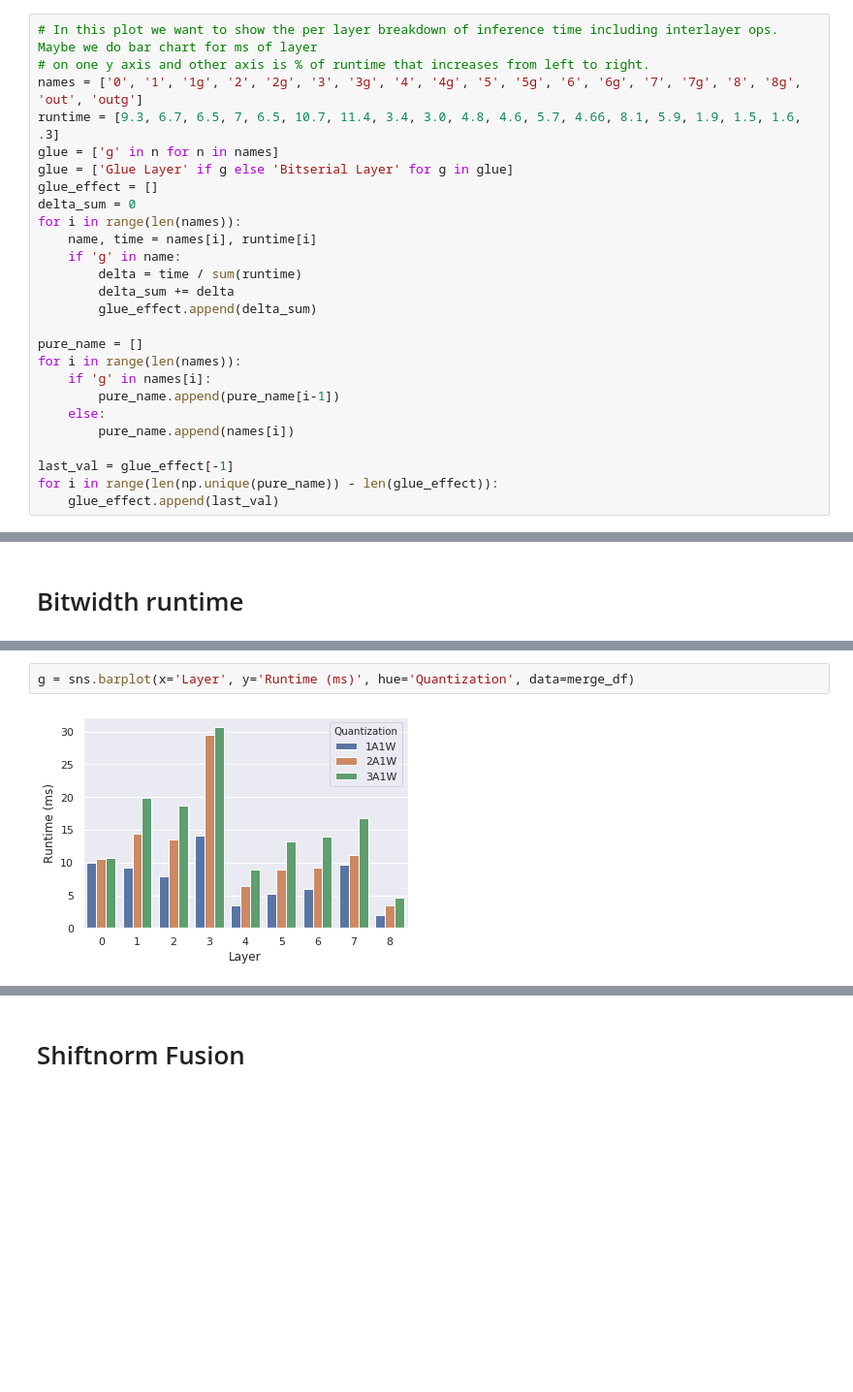
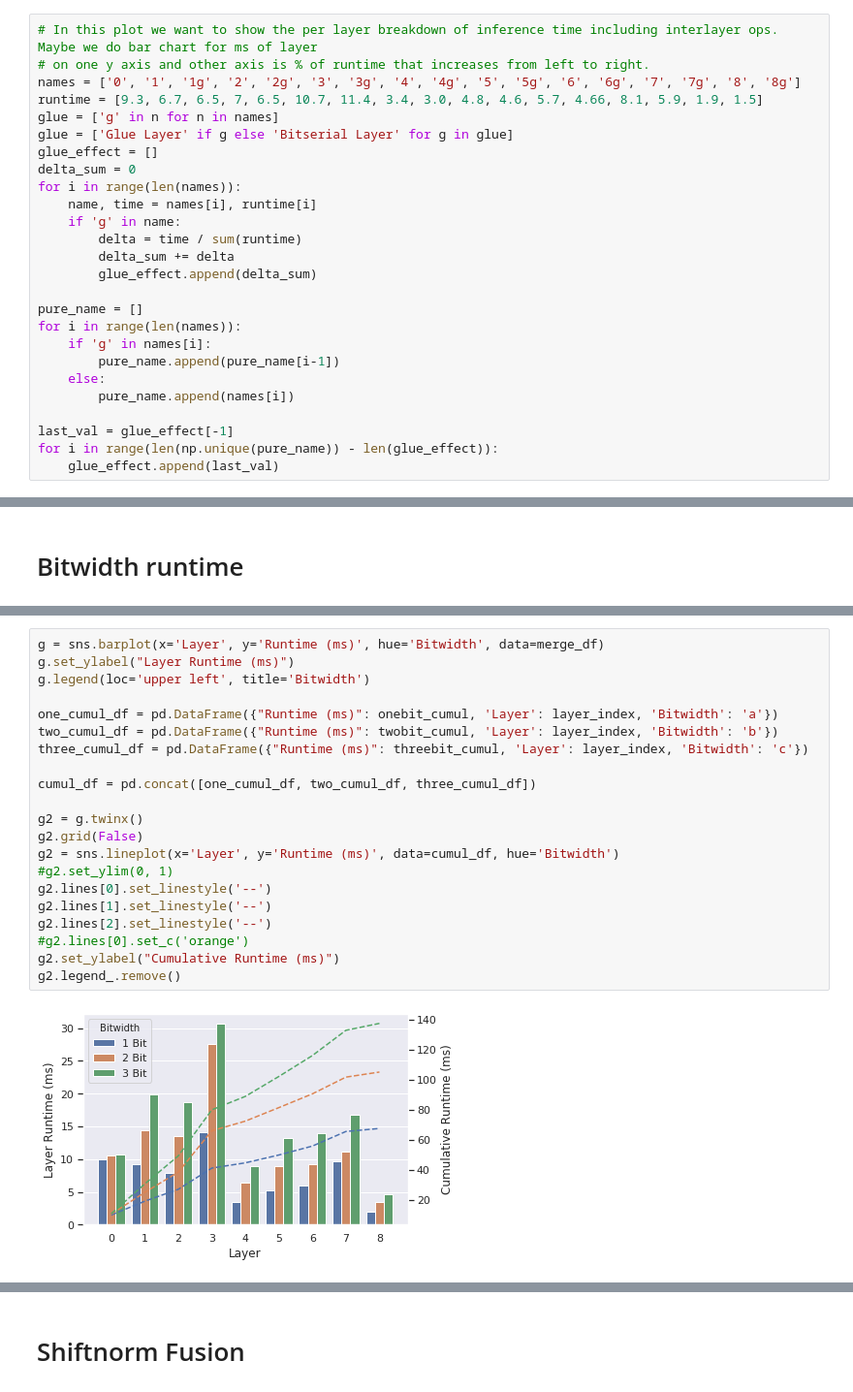
Before and after one commit to jwfromm/Riptide, a Jupyter notebook: notebooks/TrueBinary_Plots.ipynb, the cells around one changed output, grey strips where cells are left out. Shown at 97% size. Drawn from its saved outputs; the diff is of its cells as text; blank space fills up the shorter version.

```diff
--- a/notebooks/TrueBinary_Plots.ipynb
+++ b/notebooks/TrueBinary_Plots.ipynb
@@ -210,8 +210,8 @@ fig.savefig('/data/jwfromm/polarity.png', dpi=900, bbox_inches='tight')
 # %%
 # In this plot we want to show the per layer breakdown of inference time including interlayer ops. Maybe we do bar chart for ms of layer
 # on one y axis and other axis is % of runtime that increases from left to right.
-names = ['0', '1', '1g', '2', '2g', '3', '3g', '4', '4g', '5', '5g', '6', '6g', '7', '7g', '8', '8g', 'out', 'outg']
-runtime = [9.3, 6.7, 6.5, 7, 6.5, 10.7, 11.4, 3.4, 3.0, 4.8, 4.6, 5.7, 4.66, 8.1, 5.9, 1.9, 1.5, 1.6, .3]
+names = ['0', '1', '1g', '2', '2g', '3', '3g', '4', '4g', '5', '5g', '6', '6g', '7', '7g', '8', '8g']
+runtime = [9.3, 6.7, 6.5, 7, 6.5, 10.7, 11.4, 3.4, 3.0, 4.8, 4.6, 5.7, 4.66, 8.1, 5.9, 1.9, 1.5]
 glue = ['g' in n for n in names]
 glue = ['Glue Layer' if g else 'Bitserial Layer' for g in glue]
 glue_effect = []
@@ -379,5 +409,24 @@ merge_df = pd.concat([one_df, two_df, three_df])
-# %%
-g = sns.barplot(x='Layer', y='Runtime (ms)', hue='Quantization', data=merge_df)
-# %% [output]
-[figure, removed]
+# %%
+g = sns.barplot(x='Layer', y='Runtime (ms)', hue='Bitwidth', data=merge_df)
+g.set_ylabel("Layer Runtime (ms)")
+g.legend(loc='upper left', title='Bitwidth')
+
+one_cumul_df = pd.DataFrame({"Runtime (ms)": onebit_cumul, 'Layer': layer_index, 'Bitwidth': 'a'})
+two_cumul_df = pd.DataFrame({"Runtime (ms)": twobit_cumul, 'Layer': layer_index, 'Bitwidth': 'b'})
+three_cumul_df = pd.DataFrame({"Runtime (ms)": threebit_cumul, 'Layer': layer_index, 'Bitwidth': 'c'})
+
+cumul_df = pd.concat([one_cumul_df, two_cumul_df, three_cumul_df])
+
+g2 = g.twinx()
+g2.grid(False)
+g2 = sns.lineplot(x='Layer', y='Runtime (ms)', data=cumul_df, hue='Bitwidth')
+#g2.set_ylim(0, 1)
+g2.lines[0].set_linestyle('--')
+g2.lines[1].set_linestyle('--')
+g2.lines[2].set_linestyle('--')
+#g2.lines[0].set_c('orange')
+g2.set_ylabel("Cumulative Runtime (ms)")
+g2.legend_.remove()
+# %% [output]
+[figure, added]
 # %%
```
Also changed, not shown: parts of 27 cells of this notebook, 11 other files.
